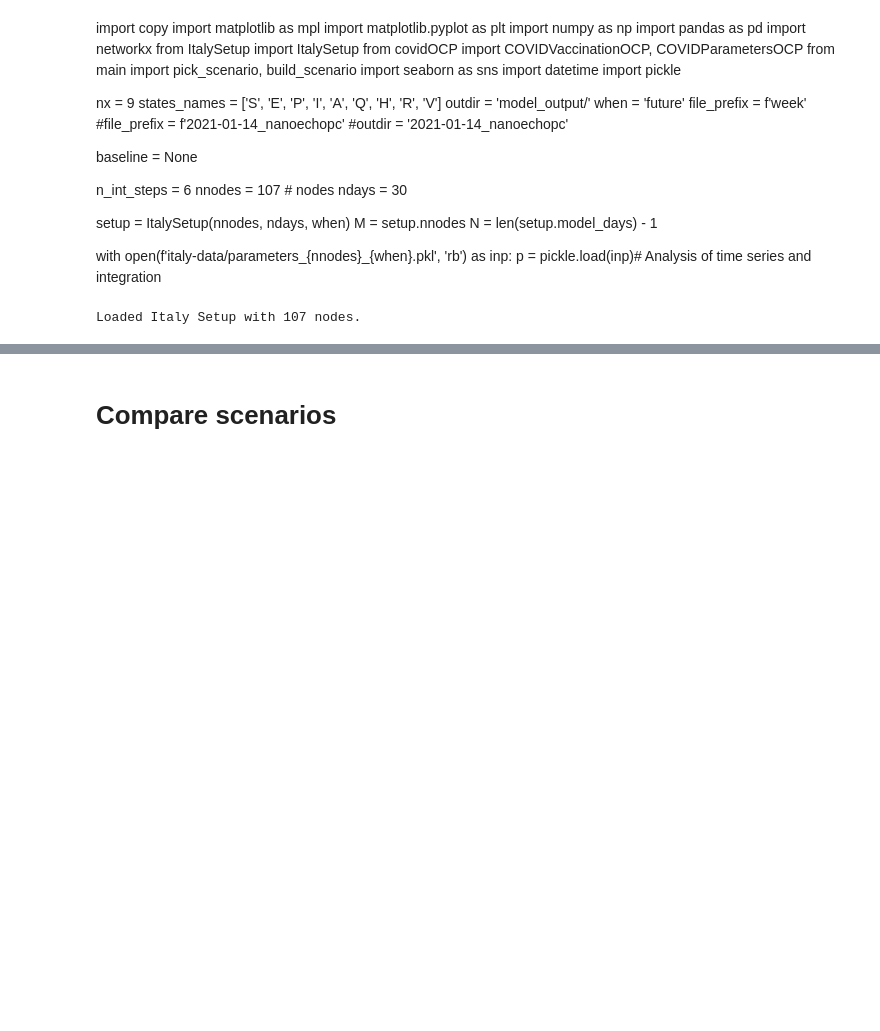
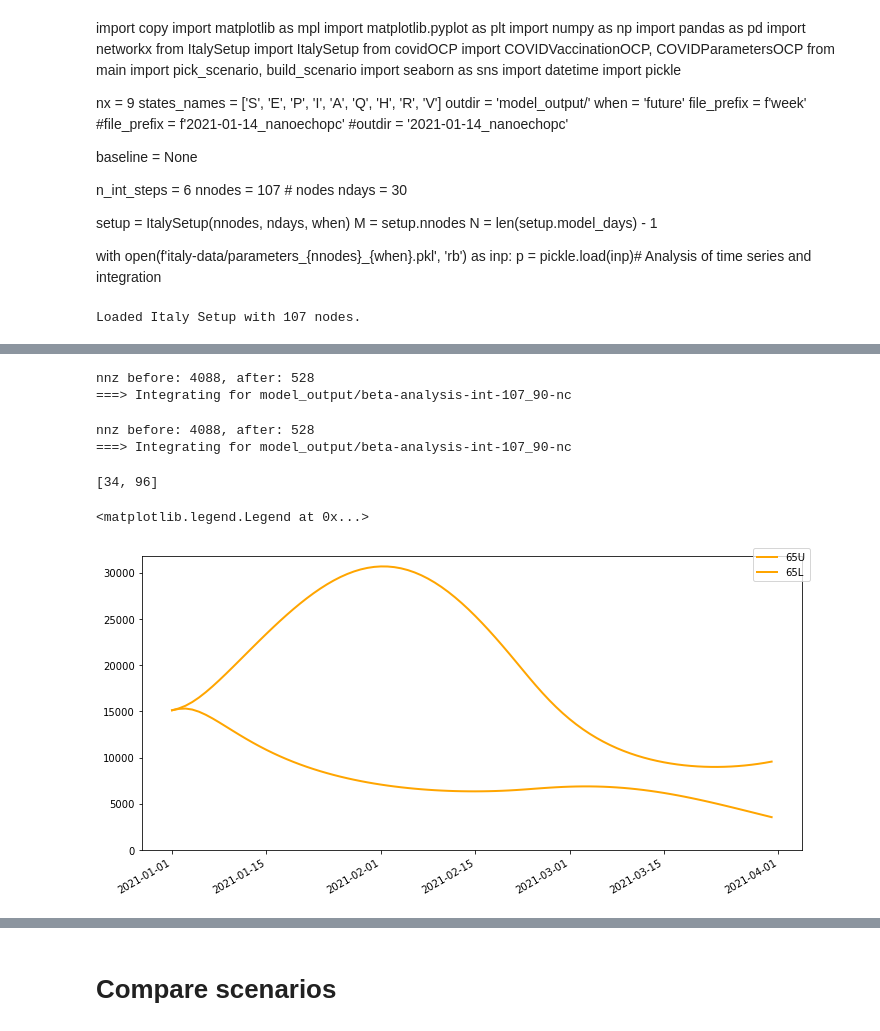
Before and after one commit to jcblemai/COVID-19_italy-vaccination-oc, a Jupyter notebook: analysis_beta.ipynb, the cells around one changed output, grey strips where cells are left out. Drawn from its saved outputs; the diff is of its cells as text; code cells hidden in the pictures; blank space fills up the shorter version.

```diff
--- a/analysis_beta.ipynb
+++ b/analysis_beta.ipynb
@@ -97,0 +95,57 @@ nnz before: 4088, after: 528
+# %%
+
+courses = {}
+course = scipy.interpolate.interp1d([0, 50, 100, 1000], [1.2,.55, 1.05, 1], kind='linear')
+courses['U'] = course(np.arange(0, setup.ndays))
+#course = scipy.interpolate.interp1d([0, 50, 100, 1000],[1, 1, 1, 1], kind='linear')# [.85, .85, .75, .85], kind='linear')  #([.75, .85, .75, .75])
+#courses['C'] = course(np.arange(0, setup.ndays))
+course = scipy.interpolate.interp1d([0, 50, 100, 1000], [.65, .8, .35, .75], kind='linear')
+courses['L'] = course(np.arange(0, setup.ndays))
+
+cbs = ['U',  'L']
+postdraws = [65]
+all_res = {}
+for cb in cbs:
+    for postdraw in postdraws:
+        real_course = np.ones((setup.nnodes, setup.ndays)) * courses[cb]
+        p = COVIDParametersOCP.OCParameters(setup=setup, M=M, when=when, posterior_draw = postdraw)
+        p.apply_epicourse(setup, real_course)
+#    plt.figure()
+#    plt.plot(real_course[0,:])
+
+        control_initial = np.zeros((M, N))
+
+        results, state_initial, yell, mob = COVIDVaccinationOCP.integrate(N,
+                                                                      setup=setup,
+                                                                      parameters=p,
+                                                                      controls=control_initial,
+                                                                      save_to=f'{outdir}{prefix}-int-{nnodes}_{ndays}-nc',
+                                                                      method='rk4',
+                                                                      n_rk4_steps=n_int_steps)
+        all_res[f'{postdraw}{cb}'] = results[results['comp']=='I'].pivot(values = 'value', columns = 'place', index = 'date')
+# %% [output]
+nnz before: 4088, after: 528
+===> Integrating for model_output/beta-analysis-int-107_90-nc
+nnz before: 4088, after: 528
+===> Integrating for model_output/beta-analysis-int-107_90-nc
+# %%
+postdraws
+# %% [output]
+[34, 96]
+# %%
+colors = {34:'r', 92:'b', 96:'g', 65:'orange'}
+# %%
+fig, ax = plt.subplots(1,1, figsize = (10,5), sharex=True, facecolor = 'white')#, sharey=True)
+import seaborn as sns
+
+for cb in ['U','L']:#cbs):
+    for postdraw in postdraws:
+        ax.plot(all_res[f'{postdraw}{cb}'].sum(axis=1), linestyle='-', lw = 2, label = f'{postdraw}{cb}',c = colors[postdraw])
+
+    ax.set_ylim(0);
+fig.autofmt_xdate()
+fig.tight_layout()
+fig.legend()
+# %% [output]
+<matplotlib.legend.Legend at 0x...>
+[figure, added]
```
Also changed, not shown: parts of 5 cells of this notebook, 1 other file.
